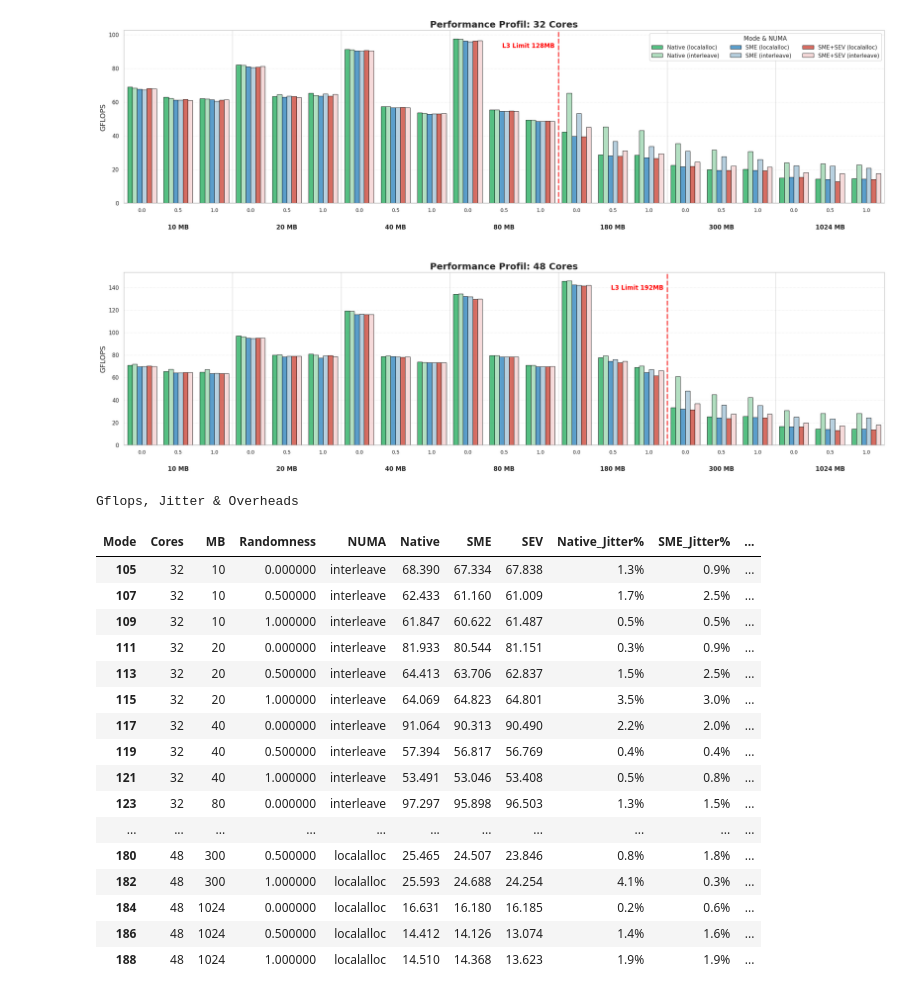
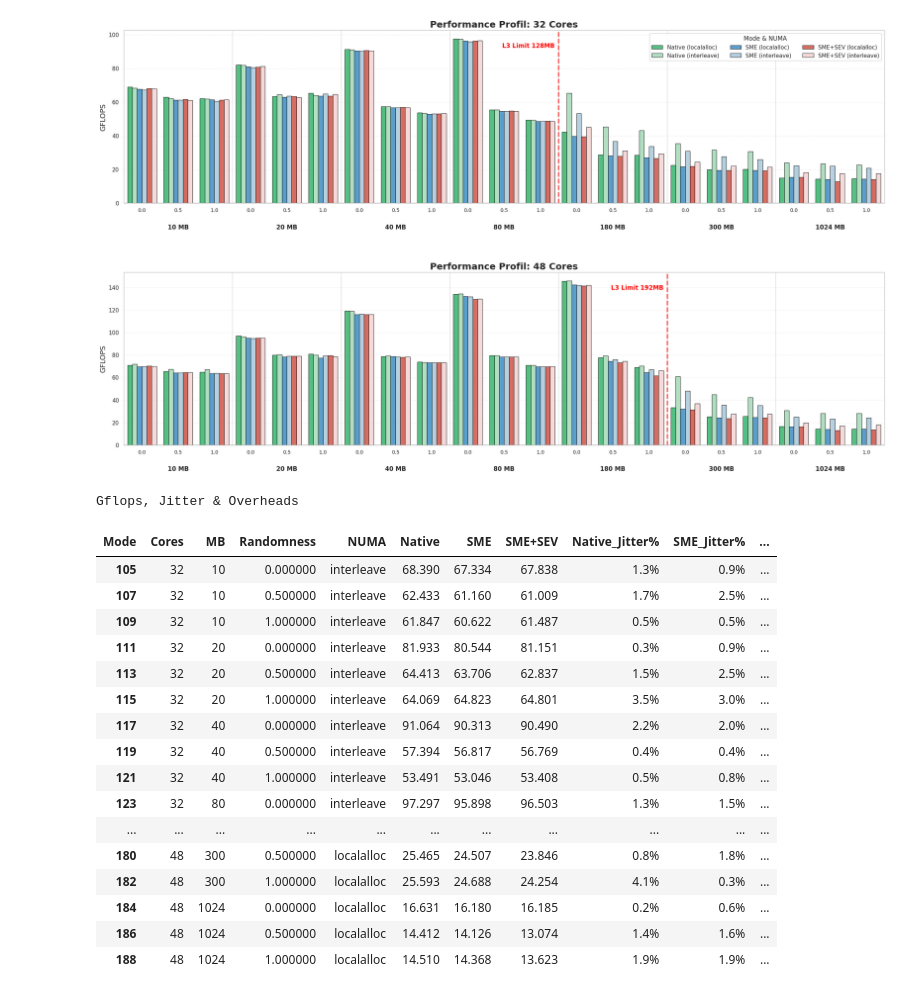
Before and after one commit to engelsm/MA-bench-framework, a Jupyter notebook: benchmark/spmv/analysis.ipynb, the cells around one changed output. Cells and saved outputs as stored; diff of their text form; code cells hidden in the pictures.

```diff
--- a/benchmark/spmv/analysis.ipynb
+++ b/benchmark/spmv/analysis.ipynb
@@ -8,9 +8,9 @@ import os
 from matplotlib.ticker import FixedLocator
 
 files = {
-    'Native': '../../outputs/native3/summary_final.csv',
-    'SME': '../../outputs/sme3/summary_final.csv',
-    'SME+SEV': '../../outputs/sev3/summary_final.csv'
+    'Native': '../../outputs/spmv/native/summary_final.csv',
+    'SME': '../../outputs/spmv/sme/summary_final.csv',
+    'SME+SEV': '../../outputs/spmv/sev/summary_final.csv'
 }
 
 matrix_path = '../../matrices/itertest'
@@ -187,42 +187,42 @@ gflops_pivot = stats_df.pivot_table(
 ).reset_index()
 
 jitter_pivot = stats_df.pivot_table(
     index=['Cores', 'MB', 'Randomness', 'NUMA'],
     columns='Mode',
     values='Jitter_pct'
 ).add_suffix('_Jitter%').reset_index()
 
 final_df = pd.merge(gflops_pivot, jitter_pivot, on=['Cores', 'MB', 'Randomness', 'NUMA'])
 
 final_df['SME_vs_Nat_%'] = (final_df['SME'] / final_df['Native'] - 1) * 100
-final_df['SEV_vs_Nat_%'] = (final_df['SEV'] / final_df['Native'] - 1) * 100
-final_df['SEV_vs_SME_%'] = (final_df['SEV'] / final_df['SME'] - 1) * 100
+final_df['SME+SEV_vs_Nat_%'] = (final_df['SME+SEV'] / final_df['Native'] - 1) * 100
+final_df['SME+SEV_vs_SME_%'] = (final_df['SME+SEV'] / final_df['SME'] - 1) * 100
 
 def apply_distinct_colors(val):
     if pd.isna(val): return ''
     if val <= -0.5:
         return 'background-color: #ffcccc; color: #cc0000; font-weight: bold' # Rot
     elif val >= 0.5:
         return 'background-color: #ccffcc; color: #006600; font-weight: bold' # Grün
     return 'background-color: #f2f2f2; color: #666666' # Grau (Neutral)
 
-diff_cols = ['SME_vs_Nat_%', 'SEV_vs_Nat_%', 'SEV_vs_SME_%']
-jitter_cols = ['Native_Jitter%', 'SME_Jitter%', 'SEV_Jitter%']
-display_cols = ['Cores', 'MB', 'Randomness', 'NUMA', 'Native', 'SME', 'SEV'] + jitter_cols + diff_cols
+diff_cols = ['SME_vs_Nat_%', 'SME+SEV_vs_Nat_%', 'SME+SEV_vs_SME_%']
+jitter_cols = ['Native_Jitter%', 'SME_Jitter%', 'SME+SEV_Jitter%']
+display_cols = ['Cores', 'MB', 'Randomness', 'NUMA', 'Native', 'SME', 'SME+SEV'] + jitter_cols + diff_cols
 
 styled_final = final_df[display_cols].sort_values(['NUMA', 'Cores', 'MB']).style\
     .format({
-        'Native': '{:.3f}', 'SME': '{:.3f}', 'SEV': '{:.3f}',
-        'Native_Jitter%': '{:.1f}%', 'SME_Jitter%': '{:.1f}%', 'SEV_Jitter%': '{:.1f}%',
-        'SME_vs_Nat_%': '{:+.2f}%', 'SEV_vs_Nat_%': '{:+.2f}%', 'SEV_vs_SME_%': '{:+.2f}%'
+        'Native': '{:.3f}', 'SME': '{:.3f}', 'SME+SEV': '{:.3f}',
+        'Native_Jitter%': '{:.1f}%', 'SME_Jitter%': '{:.1f}%', 'SME+SEV_Jitter%': '{:.1f}%',
+        'SME_vs_Nat_%': '{:+.2f}%', 'SME+SEV_vs_Nat_%': '{:+.2f}%', 'SME+SEV_vs_SME_%': '{:+.2f}%'
     })\
     .map(apply_distinct_colors, subset=diff_cols)\
     .set_caption("Gflops, Jitter & Overheads")
 
 display(styled_final)
 # %% [output]
 Gflops, Jitter & Overheads
-| Mode | Cores | MB | Randomness | NUMA | Native | SME | SEV | Native_Jitter% | SME_Jitter% | ... |
+| Mode | Cores | MB | Randomness | NUMA | Native | SME | SME+SEV | Native_Jitter% | SME_Jitter% | ... |
 | 105 | 32 | 10 | 0.000000 | interleave | 68.390 | 67.334 | 67.838 | 1.3% | 0.9% | ... |
 | 107 | 32 | 10 | 0.500000 | interleave | 62.433 | 61.160 | 61.009 | 1.7% | 2.5% | ... |
 | 109 | 32 | 10 | 1.000000 | interleave | 61.847 | 60.622 | 61.487 | 0.5% | 0.5% | ... |
```
Also changed, not shown: 14 other files.
